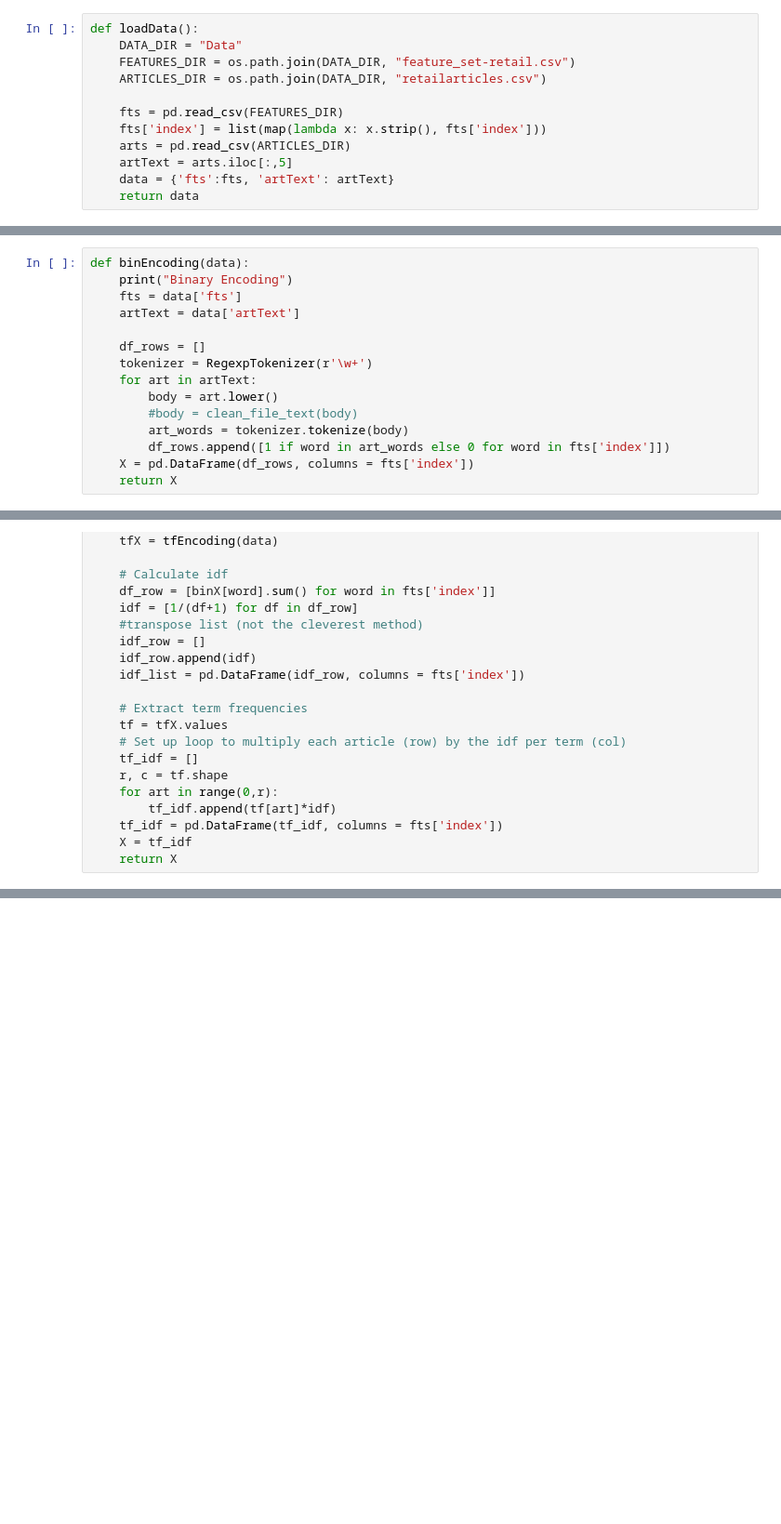
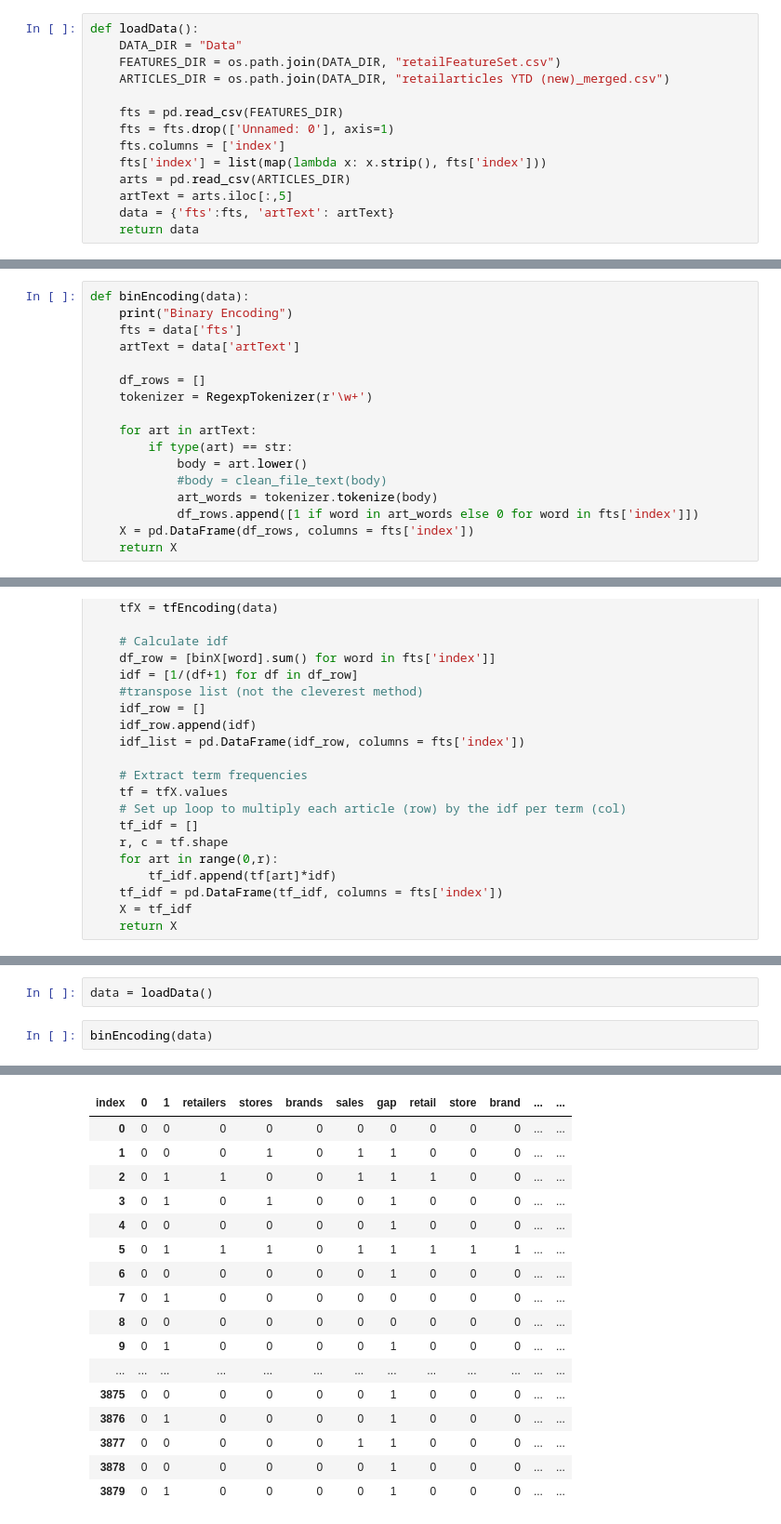
Before and after one commit to RBCCapstone/DataCollection, a Jupyter notebook: Scripts/FeatureEncoding.ipynb, the cells around one changed output, grey strips where cells are left out. Shown: that part at 93% size. Drawn from its saved outputs; the diff is of its cells as text; blank space fills up the shorter version.

```diff
--- a/Scripts/FeatureEncoding.ipynb
+++ b/Scripts/FeatureEncoding.ipynb
@@ -35,10 +30,12 @@ FeatureSelection.py was not imported.
 # %%
 def loadData():
     DATA_DIR = "Data"
-    FEATURES_DIR = os.path.join(DATA_DIR, "feature_set-retail.csv")
-    ARTICLES_DIR = os.path.join(DATA_DIR, "retailarticles.csv")
+    FEATURES_DIR = os.path.join(DATA_DIR, "retailFeatureSet.csv")
+    ARTICLES_DIR = os.path.join(DATA_DIR, "retailarticles YTD (new)_merged.csv")
 
     fts = pd.read_csv(FEATURES_DIR)
+    fts = fts.drop(['Unnamed: 0'], axis=1)
+    fts.columns = ['index']
     fts['index'] = list(map(lambda x: x.strip(), fts['index']))
     arts = pd.read_csv(ARTICLES_DIR)
     artText = arts.iloc[:,5]
@@ -56,11 +49,13 @@ def binEncoding(data):
 
     df_rows = []
     tokenizer = RegexpTokenizer(r'\w+')
+
     for art in artText:
-        body = art.lower()
-        #body = clean_file_text(body)
-        art_words = tokenizer.tokenize(body)
-        df_rows.append([1 if word in art_words else 0 for word in fts['index']])
+        if type(art) == str:
+            body = art.lower()
+            #body = clean_file_text(body)
+            art_words = tokenizer.tokenize(body)
+            df_rows.append([1 if word in art_words else 0 for word in fts['index']])
     X = pd.DataFrame(df_rows, columns = fts['index'])
     return X
 # %%
@@ -152,0 +167,5 @@ tf Encoding
+# %%
+data = loadData()
+# %%
+binEncoding(data)
+# %% [output]
@@ -152,0 +189,17 @@ tf Encoding
+| index | 0 | 1 | retailers | stores | brands | sales | gap | retail | store | brand | ... | ... |
+| 0 | 0 | 0 | 0 | 0 | 0 | 0 | 0 | 0 | 0 | 0 | ... | ... |
+| 1 | 0 | 0 | 0 | 1 | 0 | 1 | 1 | 0 | 0 | 0 | ... | ... |
+| 2 | 0 | 1 | 1 | 0 | 0 | 1 | 1 | 1 | 0 | 0 | ... | ... |
+| 3 | 0 | 1 | 0 | 1 | 0 | 0 | 1 | 0 | 0 | 0 | ... | ... |
+| 4 | 0 | 0 | 0 | 0 | 0 | 0 | 1 | 0 | 0 | 0 | ... | ... |
+| 5 | 0 | 1 | 1 | 1 | 0 | 1 | 1 | 1 | 1 | 1 | ... | ... |
+| 6 | 0 | 0 | 0 | 0 | 0 | 0 | 1 | 0 | 0 | 0 | ... | ... |
+| 7 | 0 | 1 | 0 | 0 | 0 | 0 | 0 | 0 | 0 | 0 | ... | ... |
+| 8 | 0 | 0 | 0 | 0 | 0 | 0 | 0 | 0 | 0 | 0 | ... | ... |
+| 9 | 0 | 1 | 0 | 0 | 0 | 0 | 1 | 0 | 0 | 0 | ... | ... |
+| ... | ... | ... | ... | ... | ... | ... | ... | ... | ... | ... | ... | ... |
+| 3875 | 0 | 0 | 0 | 0 | 0 | 0 | 1 | 0 | 0 | 0 | ... | ... |
+| 3876 | 0 | 1 | 0 | 0 | 0 | 0 | 1 | 0 | 0 | 0 | ... | ... |
+| 3877 | 0 | 0 | 0 | 0 | 0 | 1 | 1 | 0 | 0 | 0 | ... | ... |
+| 3878 | 0 | 0 | 0 | 0 | 0 | 0 | 1 | 0 | 0 | 0 | ... | ... |
+| 3879 | 0 | 1 | 0 | 0 | 0 | 0 | 1 | 0 | 0 | 0 | ... | ... |
```
Also changed, not shown: parts of 6 cells of this notebook, 32 other files.
